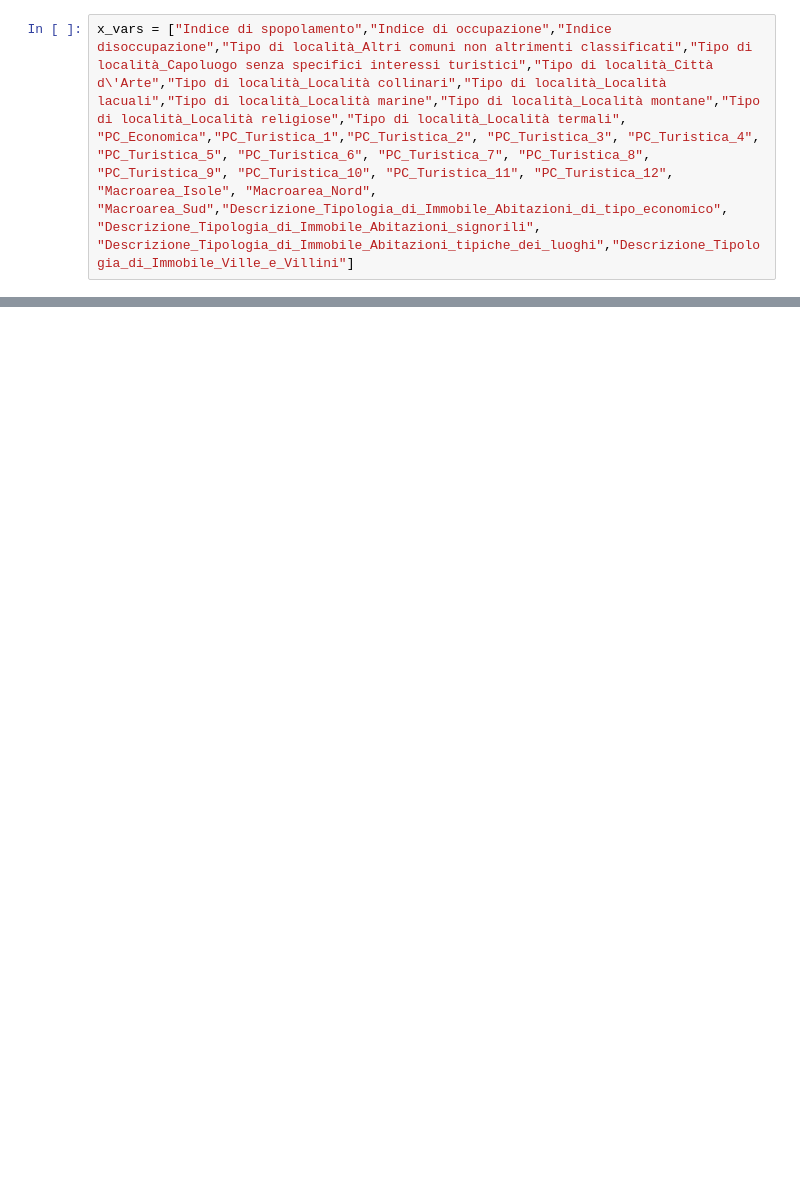
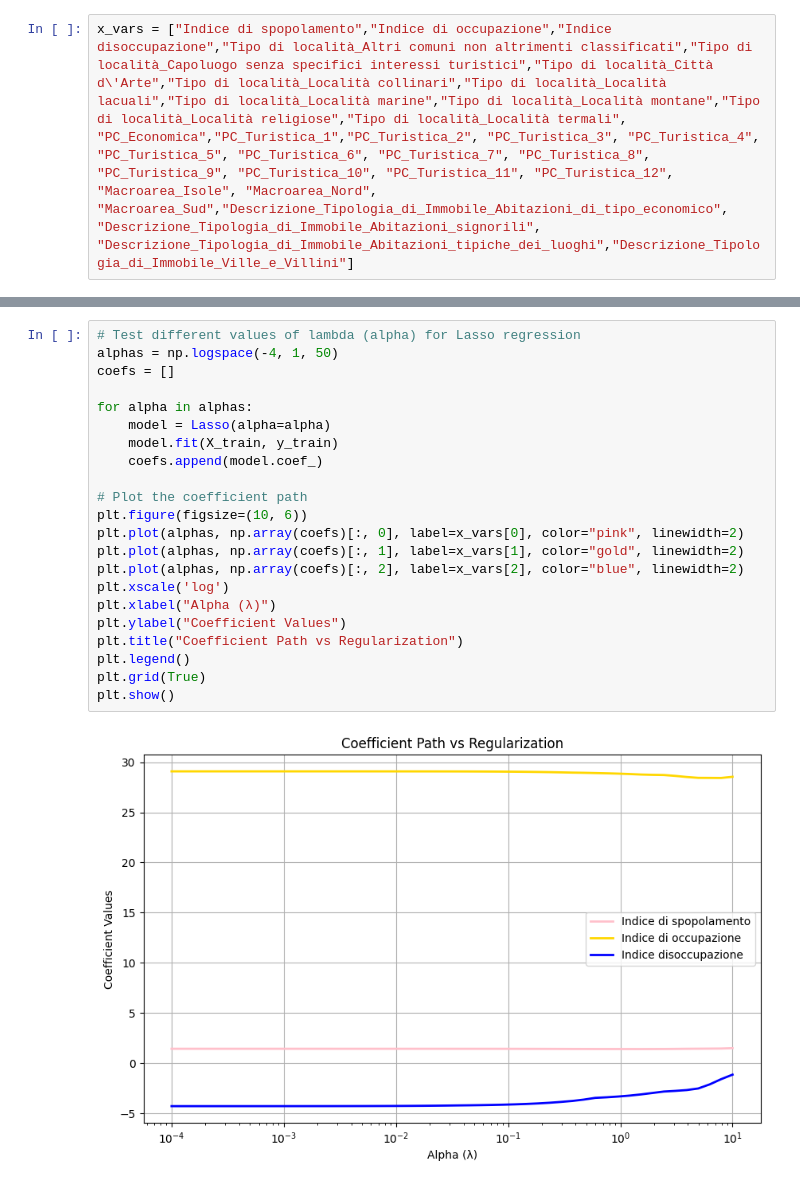
Before and after one commit to leonardoguida/real_estate_predictive_model, a Jupyter notebook: lasso_regression.ipynb, the cells around one changed output, grey strips where cells are left out. Saved outputs shown, nothing was run; the diff lists cells and outputs as text; blank space fills up the shorter version.

```diff
--- a/lasso_regression.ipynb
+++ b/lasso_regression.ipynb
@@ -13,0 +120,24 @@ KeyError: "['Macroarea_Isole', 'Macroarea_Nord', 'Macroarea_Sud', 'Descrizione_T
+# %%
+# Test different values of lambda (alpha) for Lasso regression
+alphas = np.logspace(-4, 1, 50)
+coefs = []
+
+for alpha in alphas:
+    model = Lasso(alpha=alpha)
+    model.fit(X_train, y_train)
+    coefs.append(model.coef_)
+
+# Plot the coefficient path
+plt.figure(figsize=(10, 6))
+plt.plot(alphas, np.array(coefs)[:, 0], label=x_vars[0], color="pink", linewidth=2)
+plt.plot(alphas, np.array(coefs)[:, 1], label=x_vars[1], color="gold", linewidth=2)
+plt.plot(alphas, np.array(coefs)[:, 2], label=x_vars[2], color="blue", linewidth=2)
+plt.xscale('log')
+plt.xlabel("Alpha (λ)")
+plt.ylabel("Coefficient Values")
+plt.title("Coefficient Path vs Regularization")
+plt.legend()
+plt.grid(True)
+plt.show()
+# %% [output]
+[figure, added]
```
Also changed, not shown: parts of 8 cells of this notebook, 2 other files.
